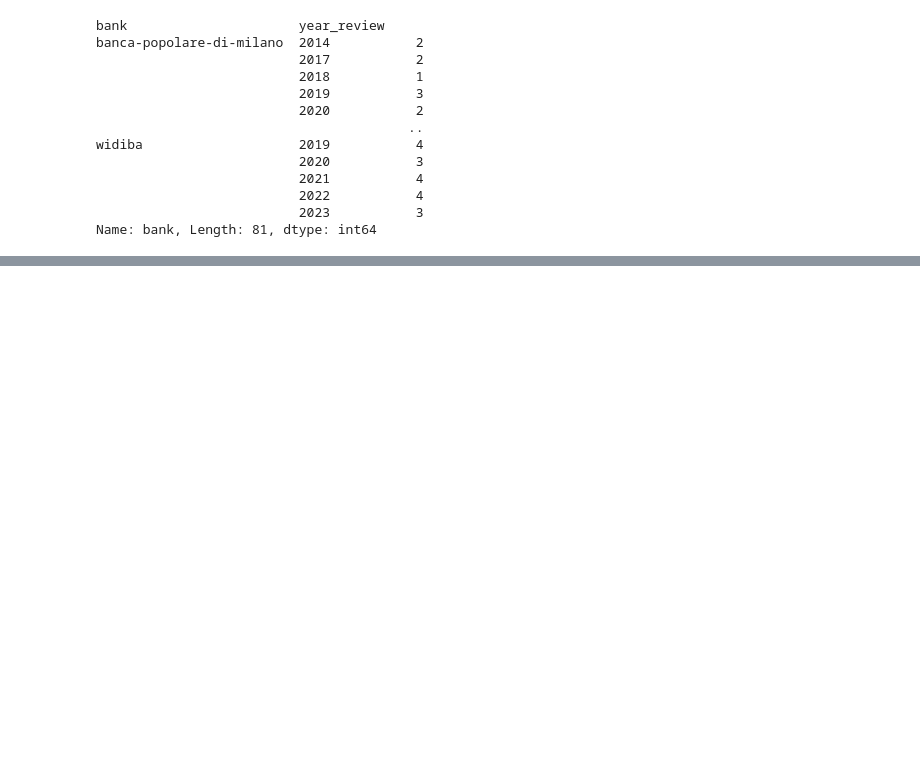
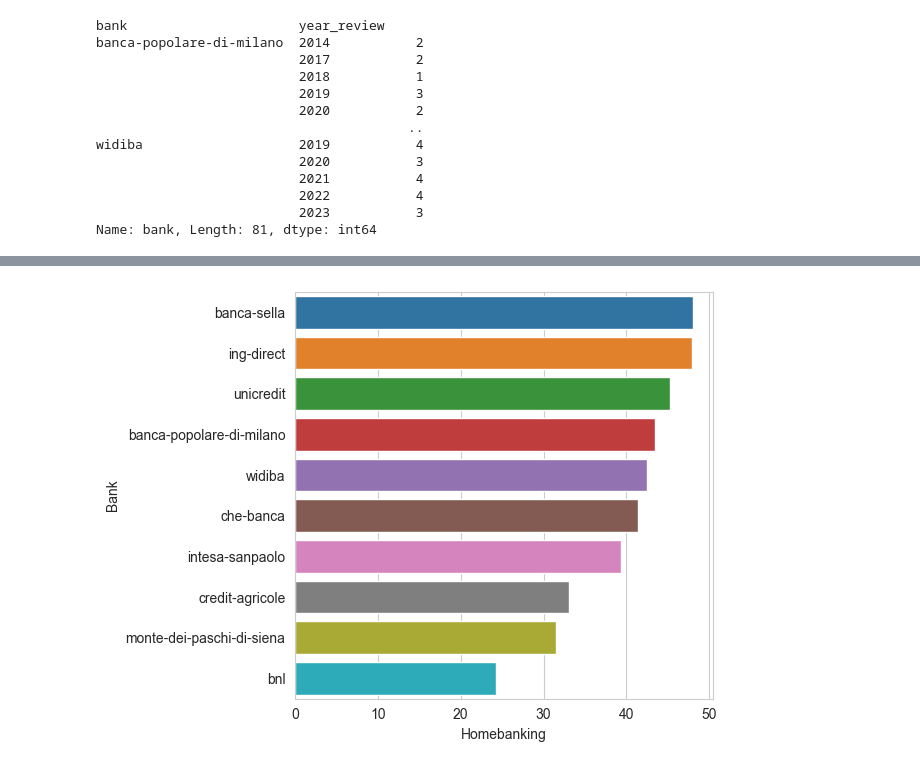
Before and after one commit to giuseppevallarelli/RighteousBanks, a Jupyter notebook: etl.ipynb, the cells around one changed output, grey strips where cells are left out. Cells and saved outputs as stored; diff of their text form; code cells hidden in the pictures; blank space fills up the shorter version.

Commit message:
Data cleaning + weighted means and scores normalization

```diff
--- a/etl.ipynb
+++ b/etl.ipynb
@@ -113,0 +186,18 @@ Name: bank, Length: 81, dtype: int64
+# %%
+df['year_score_weight'] = df['year_review'].apply(weight_for_year)
+# %%
+def scores_per_bank(bank_name, df):
+    res = {}
+    bank_rows = df['bank'] == bank_name
+    score_cols = ['home_banking', 'support', 'local_presence']
+    for s in score_cols:
+        s_weighted_avg = round((df.loc[bank_rows][s] * df.loc[bank_rows]['year_score_weight']).sum() / df.loc[bank_rows]['year_score_weight'].sum(), 2)
+        res[s] = s_weighted_avg
+    return res
+# %%
+bank_scores = []
+for bank in selected_banks:
+    bank_score = {'bank_name': bank}
+    scores = scores_per_bank(bank, df)
+    # | merges two dict
+    bank_scores.append(bank_score | scores)
@@ -113,0 +224,9 @@ Name: bank, Length: 81, dtype: int64
+# %%
+scores_df = pd.DataFrame(bank_scores)
+# %%
+sns.barplot(scores_df, x='home_banking', y='bank_name', order=scores_df.sort_values('home_banking', ascending=False).bank_name)
+plt.xlabel("Homebanking", size=10)
+plt.ylabel("Bank", size=10)
+plt.tight_layout()
+# %% [output]
+[figure, added]
```
Also changed, not shown: parts of 19 cells of this notebook.
